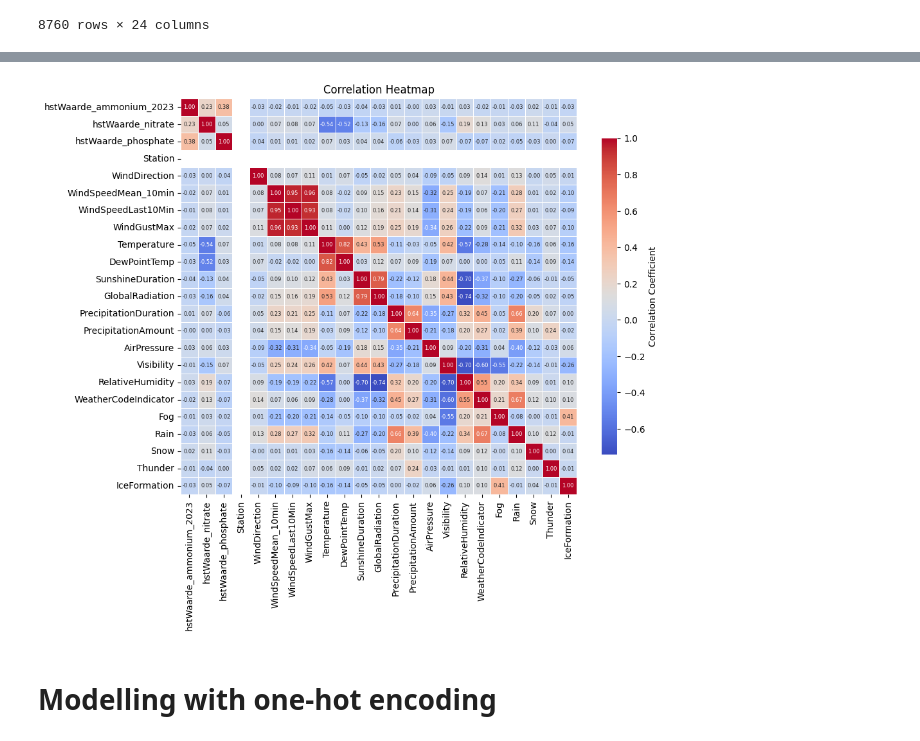
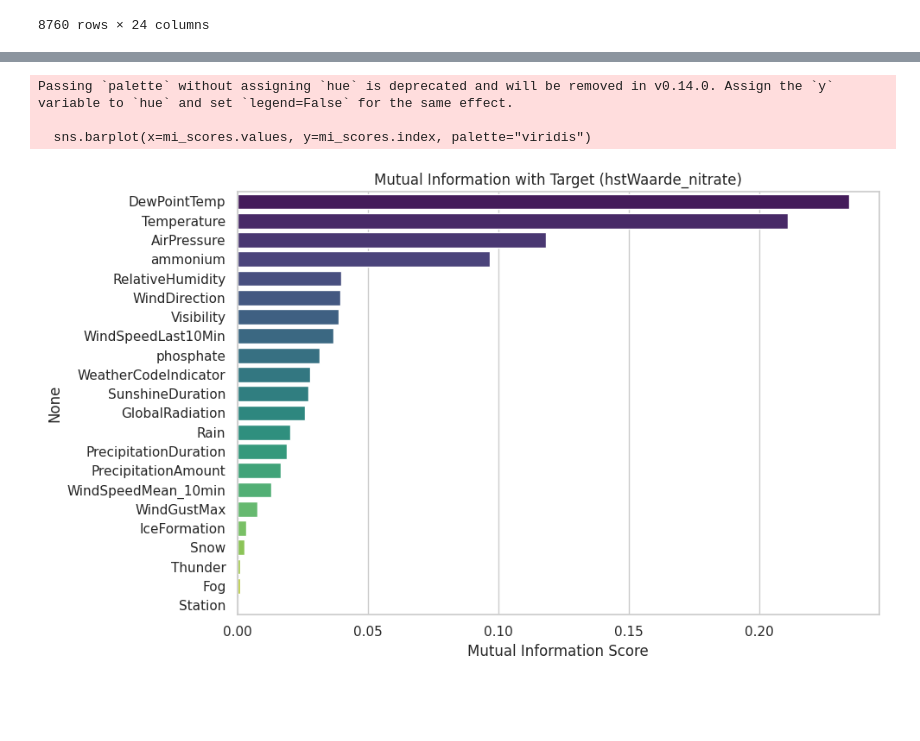
Before and after one commit to georgyHZ/DuskpetalHoppers, a Jupyter notebook: Iteration1.ipynb, the cells around one changed output, grey strips where cells are left out. Saved outputs shown, nothing was run; the diff lists cells and outputs as text; code cells hidden in the pictures; blank space fills up the shorter version.

```diff
--- a/Iteration1.ipynb
+++ b/Iteration1.ipynb
@@ -299,27 +180,22 @@ hourly_chemicals
 # %%
-chemicals['Average_oxygen_level'] = combines_oxygen['Average_value']
-chemicals.dropna()
-combined = pd.concat([hourly_chemicals[['hstWaarde_ammonium_2023', 'hstWaarde_nitrate',
-                                 'hstWaarde_phosphate']], weather], axis=1)
-combined.dropna()
-numeric_cols = combined.select_dtypes(include='number')
-corr = numeric_cols.corr()
-plt.figure(figsize=(10, 8))
-plt.title("Correlation Heatmap")
-plt.xticks(fontsize=10)
-plt.yticks(fontsize=10)
-sns.heatmap(
-    corr,
-    annot=True,
-    annot_kws={"size": 6},       # Font size for numbers
-    cmap='coolwarm',
-    fmt='.2f',
-    linewidths=0.5,
-    square=True,
-    cbar_kws={"shrink": 0.8, "label": "Correlation Coefficient"}  # Optional
-)
+from sklearn.feature_selection import mutual_info_regression
+
+# Example: measure mutual information with respect to a target
+target = 'nitrate'
+X = numeric_cols.drop(columns=[target])
+y = numeric_cols[target]
+
+mi = mutual_info_regression(X, y, discrete_features=False)
+mi_scores = pd.Series(mi, index=X.columns).sort_values(ascending=False)
+
+plt.figure(figsize=(10, 6))
+sns.barplot(x=mi_scores.values, y=mi_scores.index, palette="viridis")
+plt.title("Mutual Information with Target (hstWaarde_nitrate)")
+plt.xlabel("Mutual Information Score")
+plt.tight_layout()
 plt.show()
 # %% [output]
+Passing `palette` without assigning `hue` is deprecated and will be removed in v0.14.0. Assign the `y` variable to `hue` and set `legend=False` for the same effect.
+
+  sns.barplot(x=mi_scores.values, y=mi_scores.index, palette="viridis")
-[figure, old version]
+[figure, new version]
-# %% [markdown]
-# Modelling with one-hot encoding
```
Also changed, not shown: parts of 23 cells of this notebook.
